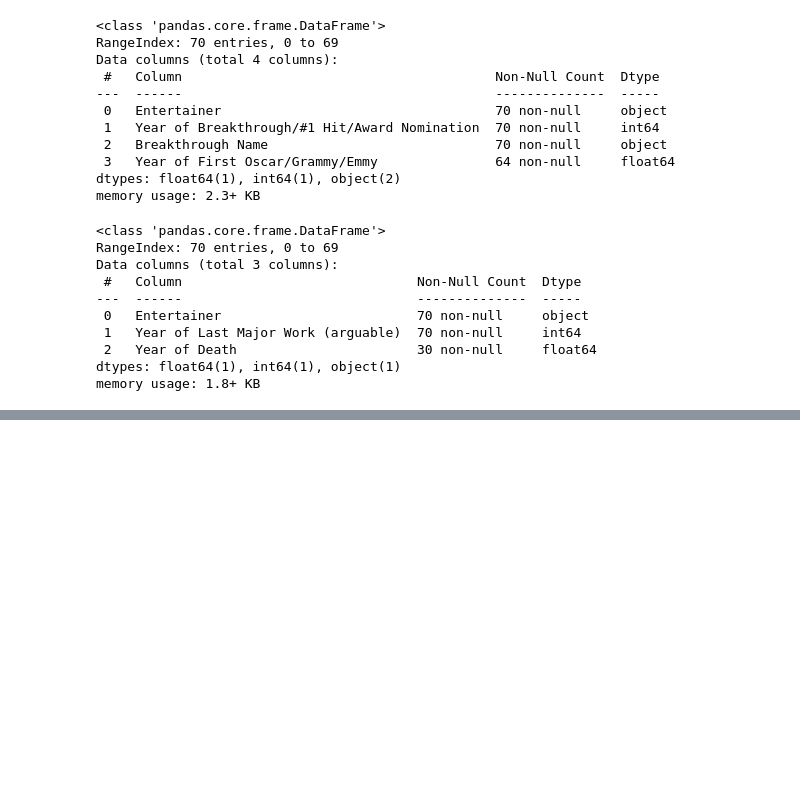
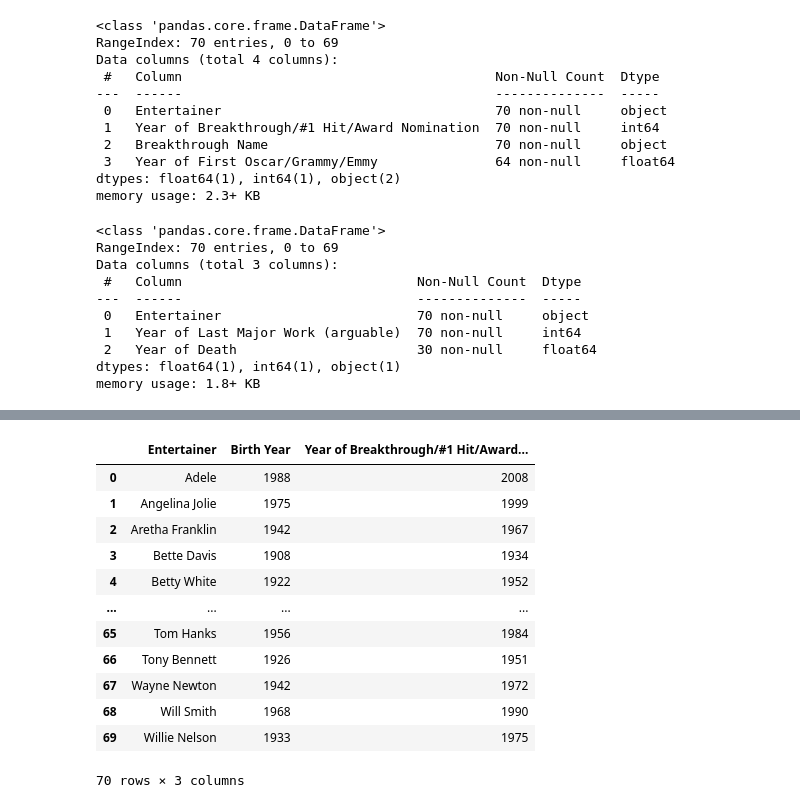
Before and after one commit to Apurv48/Entertainer, a Jupyter notebook: Entertainer.ipynb, the cells around one changed output, grey strips where cells are left out. Drawn from its saved outputs; the diff is of its cells as text; code cells hidden in the pictures; blank space fills up the shorter version.

```diff
--- a/Entertainer.ipynb
+++ b/Entertainer.ipynb
@@ -571,0 +576,2 @@ data.describe()
+# %%
+data['Breakthrough Name']= data['Breakthrough Name'].astype("string")
@@ -571,0 +612,16 @@ data.describe()
+# %%
+data[['Entertainer','Birth Year','Year of Breakthrough/#1 Hit/Award Nomination']]
+# %% [output]
+|  | Entertainer | Birth Year | Year of Breakthrough/#1 Hit/Award... |
+| 0 | Adele | 1988 | 2008 |
+| 1 | Angelina Jolie | 1975 | 1999 |
+| 2 | Aretha Franklin | 1942 | 1967 |
+| 3 | Bette Davis | 1908 | 1934 |
+| 4 | Betty White | 1922 | 1952 |
+| ... | ... | ... | ... |
+| 65 | Tom Hanks | 1956 | 1984 |
+| 66 | Tony Bennett | 1926 | 1951 |
+| 67 | Wayne Newton | 1942 | 1972 |
+| 68 | Will Smith | 1968 | 1990 |
+| 69 | Willie Nelson | 1933 | 1975 |
+70 rows × 3 columns
```
Also changed, not shown: parts of 8 cells of this notebook, 3 other files.
